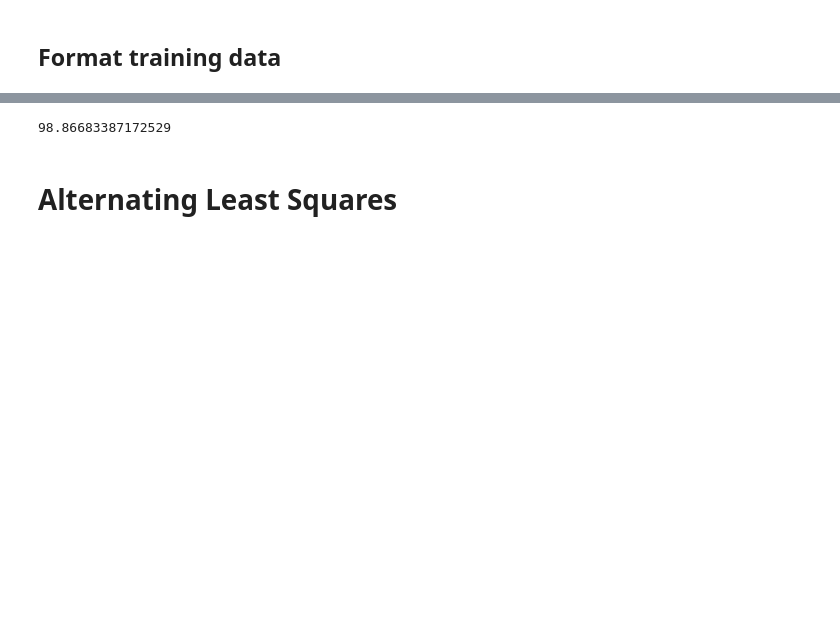
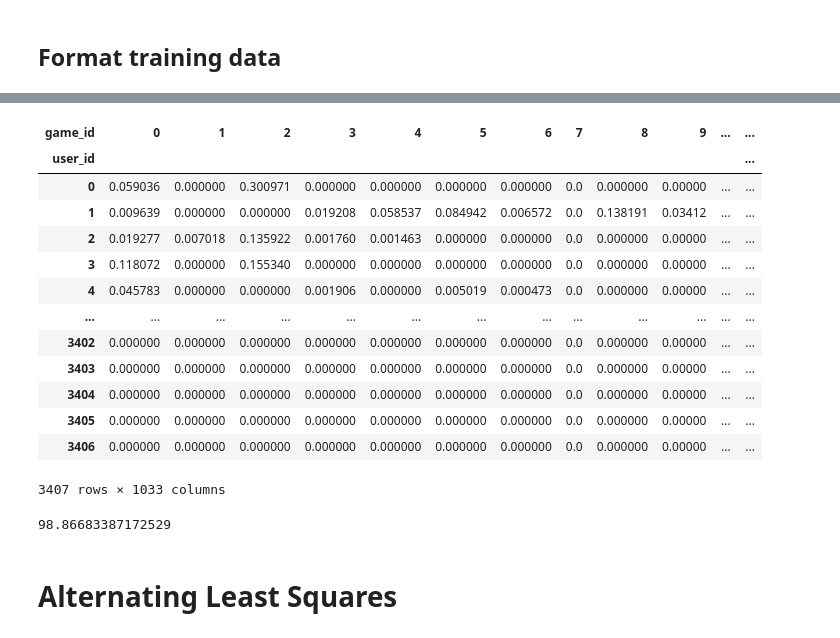
Before and after one commit to AndreiStefanie/master-ubb-distributed-systems, a Jupyter notebook: 01_01_data_mining/project/CollaborativeNorm.ipynb, the cells around one changed output, grey strips where cells are left out. Drawn from its saved outputs; the diff is of its cells as text; code cells hidden in the pictures; blank space fills up the shorter version.

```diff
--- a/01_01_data_mining/project/CollaborativeNorm.ipynb
+++ b/01_01_data_mining/project/CollaborativeNorm.ipynb
@@ -28,5 +54,21 @@ user_coding = pd.DataFrame(
 game_user_sparse = csr_matrix(game_user)
 # %%
 user_game = game_user.T
+user_game
+# %% [output]
+| game_id | 0 | 1 | 2 | 3 | 4 | 5 | 6 | 7 | 8 | 9 | ... | ... |
+| user_id |  |  |  |  |  |  |  |  |  |  |  | ... |
+| 0 | 0.059036 | 0.000000 | 0.300971 | 0.000000 | 0.000000 | 0.000000 | 0.000000 | 0.0 | 0.000000 | 0.00000 | ... | ... |
+| 1 | 0.009639 | 0.000000 | 0.000000 | 0.019208 | 0.058537 | 0.084942 | 0.006572 | 0.0 | 0.138191 | 0.03412 | ... | ... |
+| 2 | 0.019277 | 0.007018 | 0.135922 | 0.001760 | 0.001463 | 0.000000 | 0.000000 | 0.0 | 0.000000 | 0.00000 | ... | ... |
+| 3 | 0.118072 | 0.000000 | 0.155340 | 0.000000 | 0.000000 | 0.000000 | 0.000000 | 0.0 | 0.000000 | 0.00000 | ... | ... |
+| 4 | 0.045783 | 0.000000 | 0.000000 | 0.001906 | 0.000000 | 0.005019 | 0.000473 | 0.0 | 0.000000 | 0.00000 | ... | ... |
+| ... | ... | ... | ... | ... | ... | ... | ... | ... | ... | ... | ... | ... |
+| 3402 | 0.000000 | 0.000000 | 0.000000 | 0.000000 | 0.000000 | 0.000000 | 0.000000 | 0.0 | 0.000000 | 0.00000 | ... | ... |
+| 3403 | 0.000000 | 0.000000 | 0.000000 | 0.000000 | 0.000000 | 0.000000 | 0.000000 | 0.0 | 0.000000 | 0.00000 | ... | ... |
+| 3404 | 0.000000 | 0.000000 | 0.000000 | 0.000000 | 0.000000 | 0.000000 | 0.000000 | 0.0 | 0.000000 | 0.00000 | ... | ... |
+| 3405 | 0.000000 | 0.000000 | 0.000000 | 0.000000 | 0.000000 | 0.000000 | 0.000000 | 0.0 | 0.000000 | 0.00000 | ... | ... |
+| 3406 | 0.000000 | 0.000000 | 0.000000 | 0.000000 | 0.000000 | 0.000000 | 0.000000 | 0.0 | 0.000000 | 0.00000 | ... | ... |
+3407 rows × 1033 columns
 # %%
 user_game_sparse = csr_matrix(user_game)
```
Also changed, not shown: parts of 23 cells of this notebook, 2 other files.
